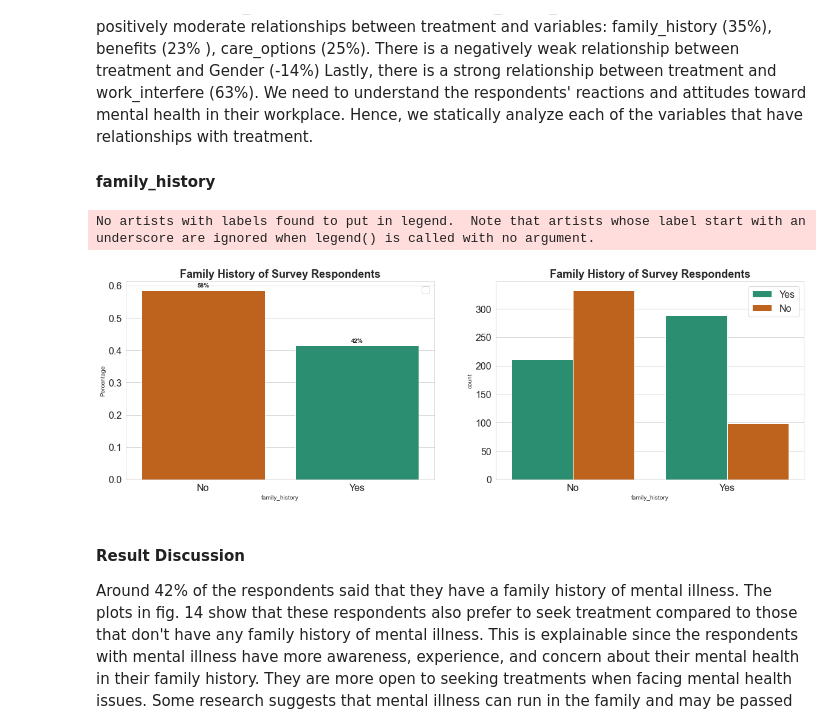
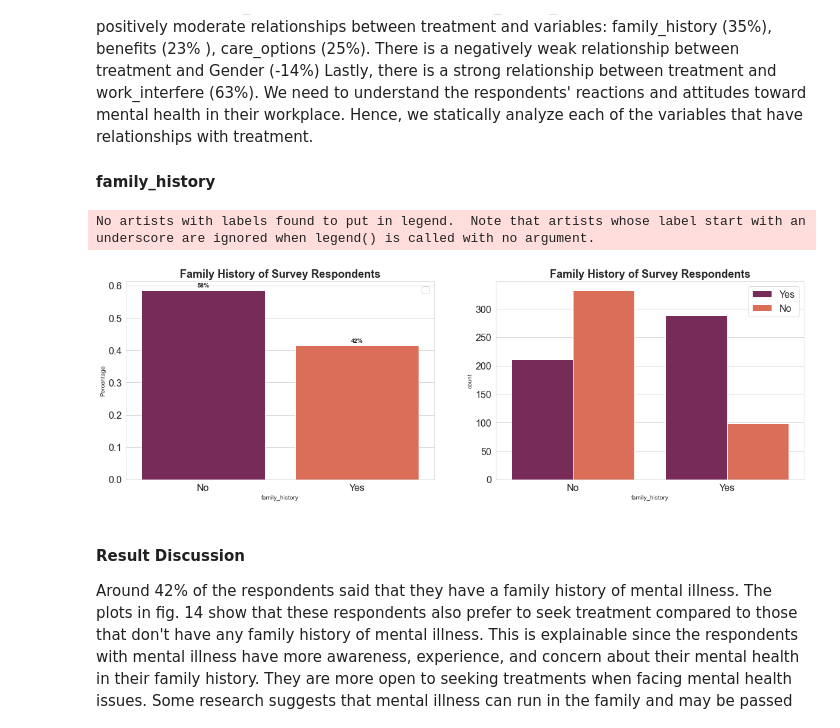
Before and after one commit to mexudi/Analysis-Mental-Health-in-Tech-Workplace, a Jupyter notebook: Data Analysis Project.ipynb, the cells around one changed output. Drawn from its saved outputs; the diff is of its cells as text; code cells hidden in the pictures.

```diff
--- a/Data Analysis Project.ipynb
+++ b/Data Analysis Project.ipynb
@@ -442,7 +439,7 @@ sns.set_style('whitegrid')
 plt.figure(figsize=(8,5))
 plt.title('Get Treatment of Survey Responds',fontsize=18, fontweight='bold')
 res_percentage = (df['treatment'].value_counts(normalize=True).rename_axis('treatment').reset_index(name='Percentage'))
-ax = sns.barplot(x='treatment',y='Percentage', data=res_percentage.head(10), palette='deep')
+ax = sns.barplot(x='treatment',y='Percentage', data=res_percentage.head(10), palette='rocket')
 for p in ax.patches:
     width = p.get_width()
     height = p.get_height()
@@ -654,29 +650,29 @@ As shown in the map above, we can detect there are no relationships between targ
 # %%
 plt.figure(figsize = (20,6))
 plt.subplot(1,2,1)
 eda_percentage = df['family_history'].value_counts(normalize = True).rename_axis('family_history').reset_index(name = 'Percentage')
-ax = sns.barplot(x = 'family_history', y = 'Percentage', data = eda_percentage, palette=dict(No = '#d95f02', Yes = '#1b9e77'))
+ax = sns.barplot(x = 'family_history', y = 'Percentage', data = eda_percentage, palette="rocket")
 for p in ax.patches:
     width = p.get_width()
     height = p.get_height()
     x, y = p.get_xy()
     ax.annotate(f'{height:.0%}', (x + width/2, y + height*1.02), ha='center', fontweight='bold')
 
 plt.title('Family History of Survey Respondents', fontsize=18, fontweight='bold')
 plt.xticks(fontsize=16)
 plt.yticks(fontsize=16)
 plt.legend(fontsize=16)
 
 plt.subplot(1,2,2)
-sns.countplot(df['family_history'], hue = df['treatment'],  palette=dict(No = '#d95f02', Yes = '#1b9e77'))
+sns.countplot(df['family_history'], hue = df['treatment'],  palette="rocket")
 plt.title('Family History of Survey Respondents', fontsize=18, fontweight='bold')
 plt.xticks(fontsize=16)
 plt.yticks(fontsize=16)
 plt.legend(fontsize=16)
 plt.show()
 # %% [output]
 No artists with labels found to put in legend.  Note that artists whose label start with an underscore are ignored when legend() is called with no argument.
-[figure, old version]
+[figure, new version]
 # %% [markdown]
 #### Result Discussion
 Around 42% of the respondents said that they have a family history of mental illness. The plots in fig. 14 show that these respondents also prefer to seek treatment compared to those that don't have any family history of mental illness. This is explainable since the respondents with mental illness have more awareness, experience, and concern about their mental health in their family history. They are more open to seeking treatments when facing mental health issues. Some research suggests that mental illness can run in the family and may be passed on for different reasons, not just genes (rethink.org). Another study, "Inheriting Mental Disorders," stated that the chance of an individual having a specific mental disorder is higher if other family members have that same mental disorder (healthychildern.org).
```
Also changed, not shown: parts of 21 cells of this notebook.
